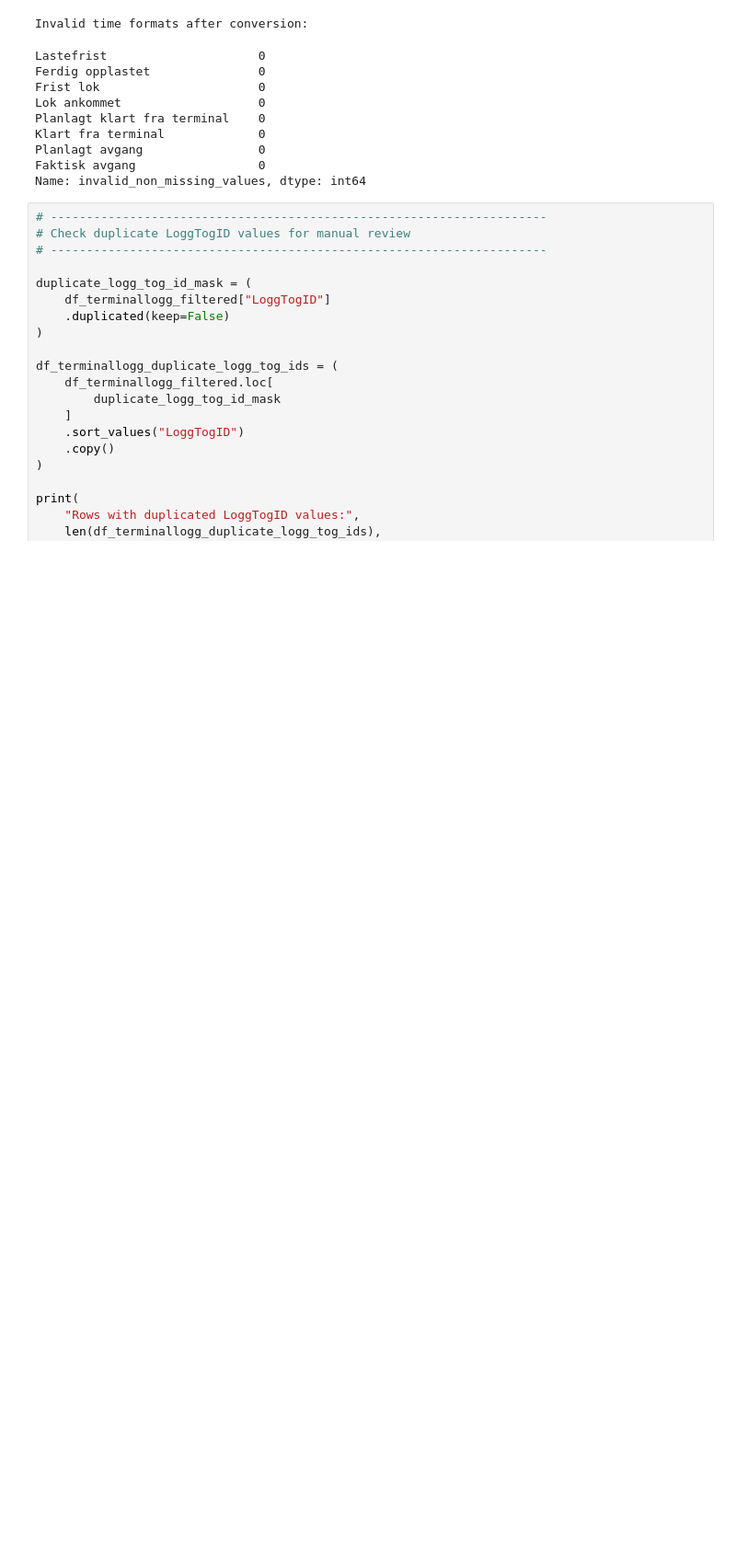
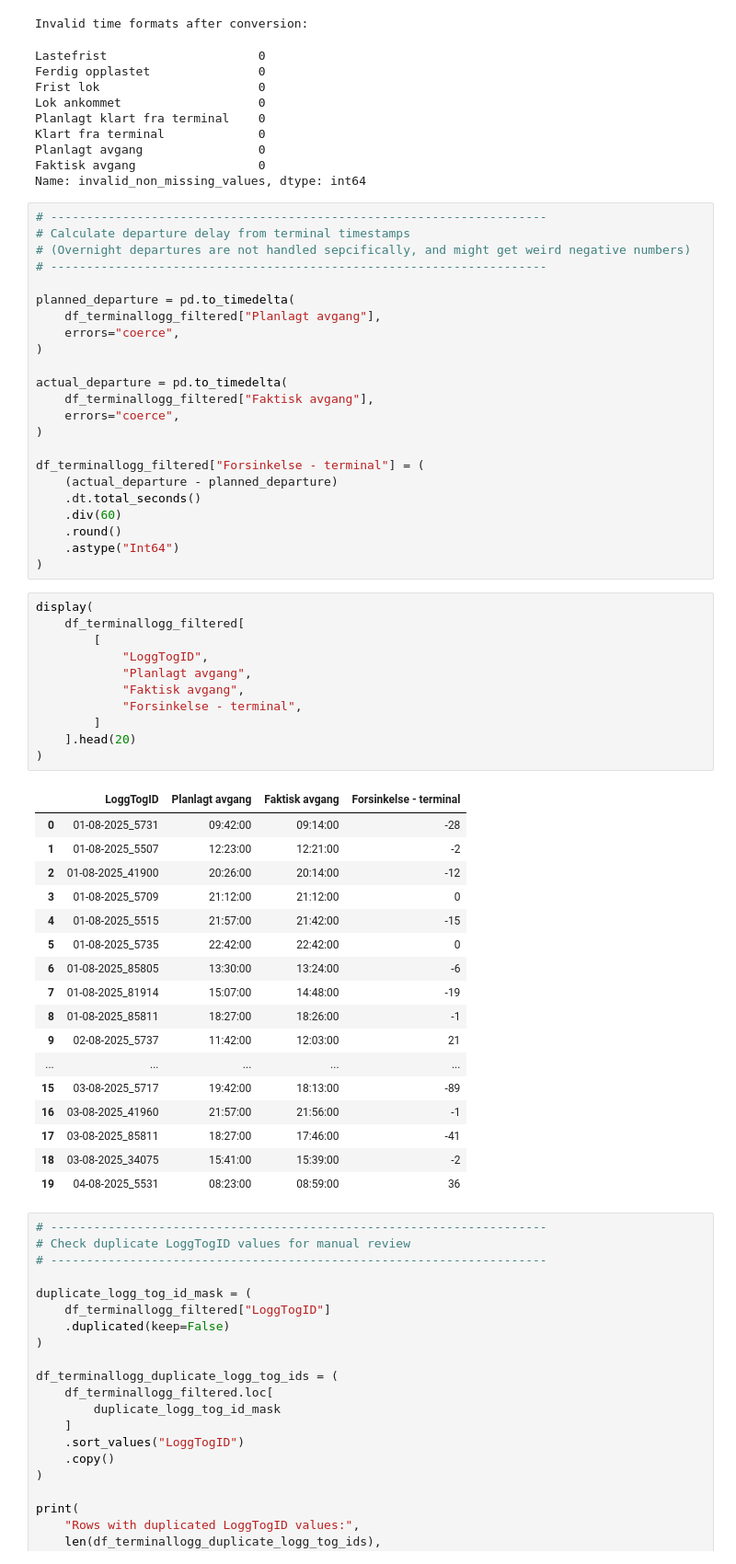
Before and after one commit to KriStrom/masteroppgave26SixSigmaDataanalyse, a Jupyter notebook: 01_measure_phase/01_01_data_quality_analysis.ipynb, the cells around one changed output. Shown at 92% size. Drawn from its saved outputs; the diff is of its cells as text; blank space fills up the shorter version.

```diff
--- a/01_measure_phase/01_01_data_quality_analysis.ipynb
+++ b/01_measure_phase/01_01_data_quality_analysis.ipynb
@@ -3253,6 +3255,58 @@ Klart fra terminal             0
 Planlagt avgang                0
 Faktisk avgang                 0
 Name: invalid_non_missing_values, dtype: int64
+# %%
+# ---------------------------------------------------------------------
+# Calculate departure delay from terminal timestamps
+# (Overnight departures are not handled sepcifically, and might get weird negative numbers)
+# ---------------------------------------------------------------------
+
+planned_departure = pd.to_timedelta(
+    df_terminallogg_filtered["Planlagt avgang"],
+    errors="coerce",
+)
+
+actual_departure = pd.to_timedelta(
+    df_terminallogg_filtered["Faktisk avgang"],
+    errors="coerce",
+)
+
+df_terminallogg_filtered["Forsinkelse - terminal"] = (
+    (actual_departure - planned_departure)
+    .dt.total_seconds()
+    .div(60)
+    .round()
+    .astype("Int64")
+)
+# %%
+display(
+    df_terminallogg_filtered[
+        [
+            "LoggTogID",
+            "Planlagt avgang",
+            "Faktisk avgang",
+            "Forsinkelse - terminal",
+        ]
+    ].head(20)
+)
+# %% [output]
+|  | LoggTogID | Planlagt avgang | Faktisk avgang | Forsinkelse - terminal |
+| 0 | 01-08-2025_5731 | 09:42:00 | 09:14:00 | -28 |
+| 1 | 01-08-2025_5507 | 12:23:00 | 12:21:00 | -2 |
+| 2 | 01-08-2025_41900 | 20:26:00 | 20:14:00 | -12 |
+| 3 | 01-08-2025_5709 | 21:12:00 | 21:12:00 | 0 |
+| 4 | 01-08-2025_5515 | 21:57:00 | 21:42:00 | -15 |
+| 5 | 01-08-2025_5735 | 22:42:00 | 22:42:00 | 0 |
+| 6 | 01-08-2025_85805 | 13:30:00 | 13:24:00 | -6 |
+| 7 | 01-08-2025_81914 | 15:07:00 | 14:48:00 | -19 |
+| 8 | 01-08-2025_85811 | 18:27:00 | 18:26:00 | -1 |
+| 9 | 02-08-2025_5737 | 11:42:00 | 12:03:00 | 21 |
+| ... | ... | ... | ... | ... |
+| 15 | 03-08-2025_5717 | 19:42:00 | 18:13:00 | -89 |
+| 16 | 03-08-2025_41960 | 21:57:00 | 21:56:00 | -1 |
+| 17 | 03-08-2025_85811 | 18:27:00 | 17:46:00 | -41 |
+| 18 | 03-08-2025_34075 | 15:41:00 | 15:39:00 | -2 |
+| 19 | 04-08-2025_5531 | 08:23:00 | 08:59:00 | 36 |
 # %%
 # ---------------------------------------------------------------------
 # Check duplicate LoggTogID values for manual review
```
Also changed, not shown: parts of 8 cells of this notebook.
